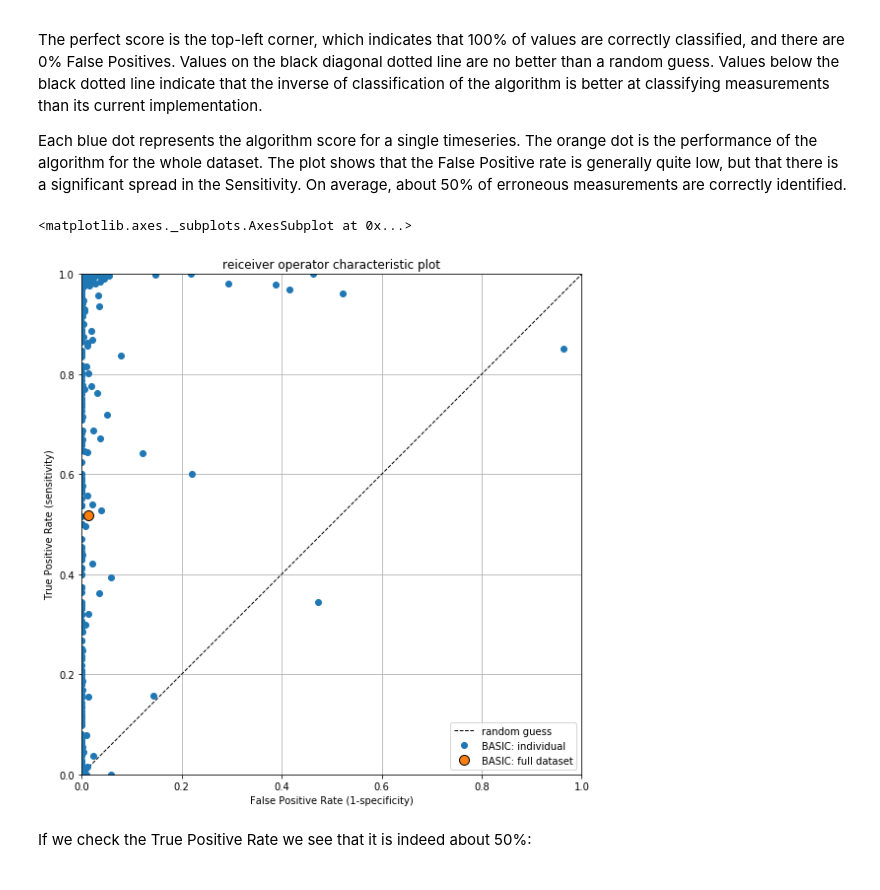
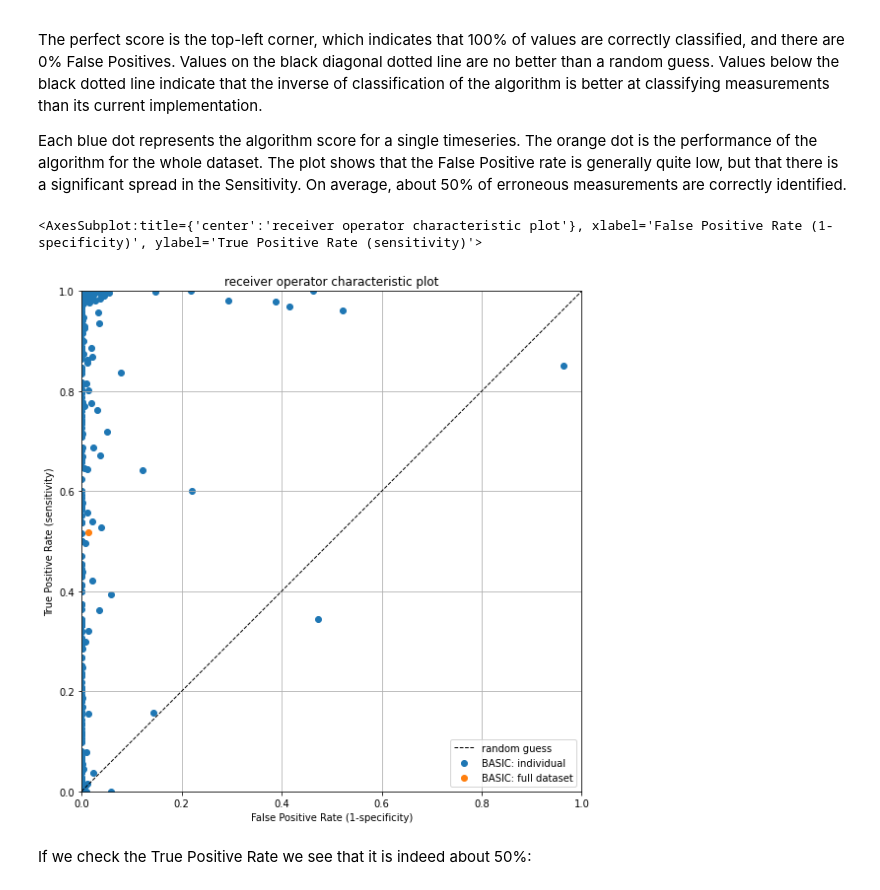
Before and after one commit to ArtesiaWater/traval, a Jupyter notebook: examples/notebooks/ex02_full_dataset_test.ipynb, the cells around one changed output. Saved outputs shown, nothing was run; the diff lists cells and outputs as text; code cells hidden in the pictures.

```diff
--- a/examples/notebooks/ex02_full_dataset_test.ipynb
+++ b/examples/notebooks/ex02_full_dataset_test.ipynb
@@ -80,7 +76,7 @@ rset = traval.RuleSet(name="basic")
 rset.add_rule("spikes", rlib.rule_spike_detection, apply_to=0, kwargs={"threshold": 0.15, "spike_tol": 0.15, "max_gap": "7D"})
 rset.add_rule("dry", rlib.rule_ufunc_threshold, apply_to=0, kwargs={"ufunc": (np.less,), "threshold": get_threshold_series, "offset": 0.05})
 rset.add_rule("hardmax", rlib.rule_ufunc_threshold, apply_to=0, kwargs={"ufunc": (np.greater,), "threshold": get_mph_series})
-rset.add_rule("combine", rlib.rule_combine_nan, apply_to=(1, 2, 3))
+rset.add_rule("combine", rlib.rule_combine_nan_or, apply_to=(1, 2, 3))
 
 # view object
 rset
@@ -190,12 +186,17 @@ The perfect score is the top-left corner, which indicates that 100% of values ar
 
 Each blue dot represents the algorithm score for a single timeseries. The orange dot is the performance of the algorithm for the whole dataset. The plot shows that the False Positive rate is generally quite low, but that there is a significant spread in the Sensitivity. On average, about 50% of erroneous measurements are correctly identified.
 # %%
-ax = traval.plots.roc_plot([np.array(tpr)], [np.array(fpr)], labels=["BASIC: individual"])
-traval.plots.roc_plot(bc_sum.true_positive_rate, bc_sum.false_positive_rate, labels="BASIC: full dataset",
-                      ax=ax, plot_diagonal=False, ms=10, c="C1", mec="k")
+ax = traval.plots.roc_plot([np.array(tpr)],
+                           [np.array(fpr)],
+                           labels=["BASIC: individual"])
+traval.plots.roc_plot(bc_sum.true_positive_rate,
+                      bc_sum.false_positive_rate,
+                      labels="BASIC: full dataset",
+                      ax=ax,
+                      plot_diagonal=False)
 # %% [output]
-<matplotlib.axes._subplots.AxesSubplot at 0x...>
+<AxesSubplot:title={'center':'receiver operator characteristic plot'}, xlabel='False Positive Rate (1-specificity)', ylabel='True Positive Rate (sensitivity)'>
-[figure, old version]
+[figure, new version]
 # %% [markdown]
 If we check the True Positive Rate we see that it is indeed about 50%:
 # %%
```
Also changed, not shown: parts of 2 cells of this notebook, 1 other file.
